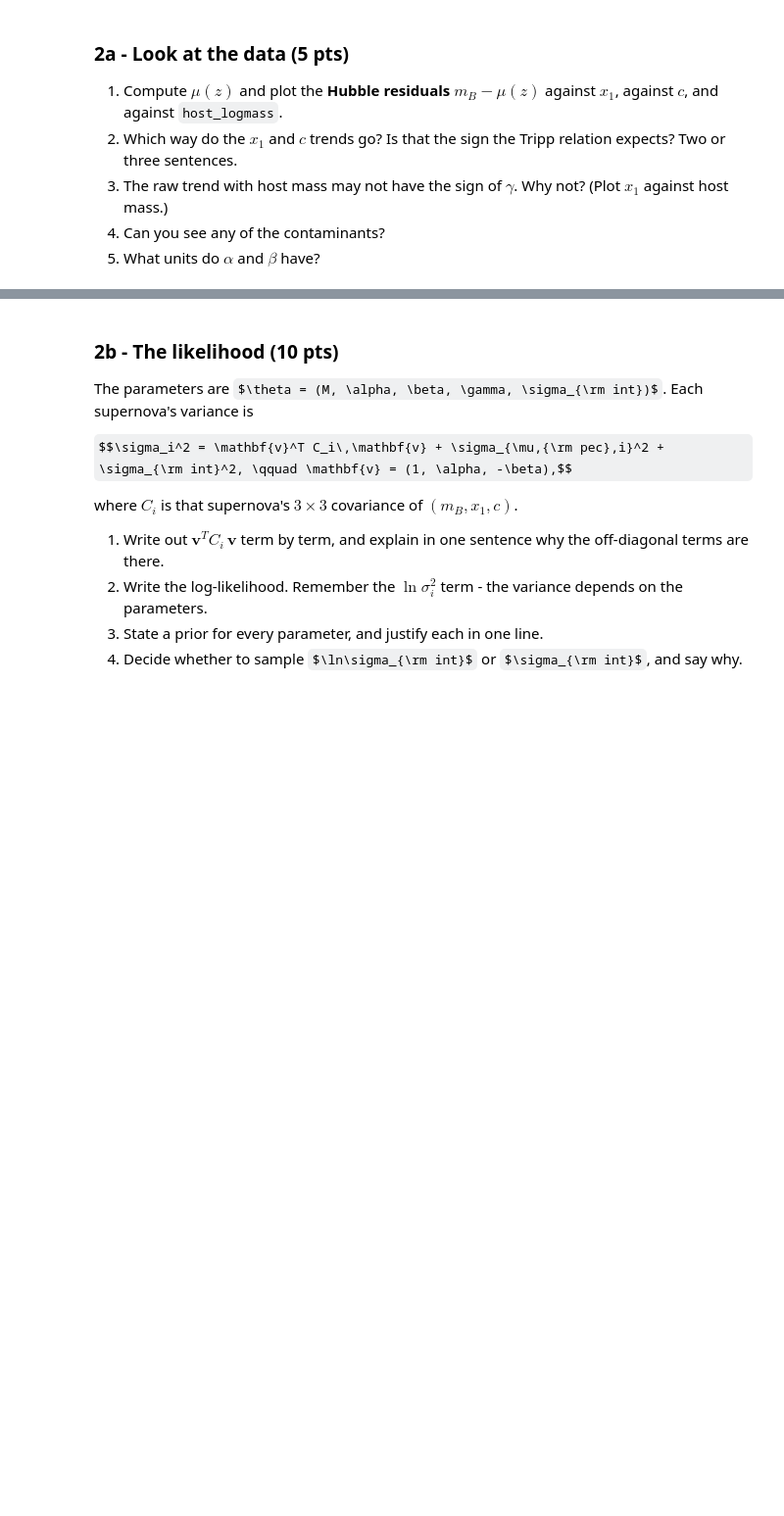
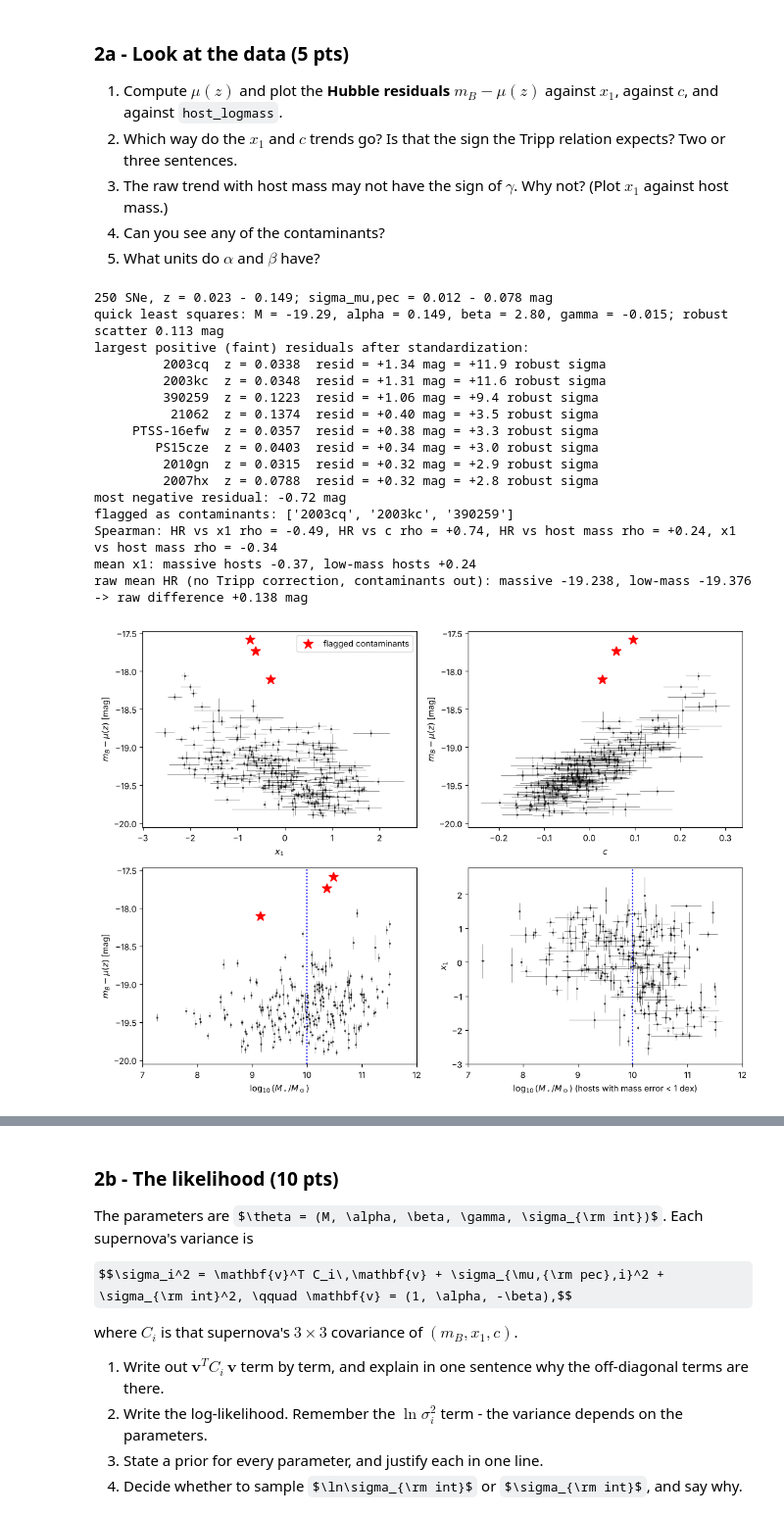
Before and after one commit to yiming-maa/ast457_2026_Fall, a Jupyter notebook: submissions/ym31/midterm.ipynb, the cells around one changed output, grey strips where cells are left out. Shown at 98% size. Cells and saved outputs as stored; diff of their text form; code cells hidden in the pictures; some formulas as TeX source; blank space fills up the shorter version.

```diff
--- a/submissions/ym31/midterm.ipynb
+++ b/submissions/ym31/midterm.ipynb
@@ -346,6 +346,70 @@ We planted between **two and four contaminants** in your file - objects whose `m
 5. What units do $\alpha$ and $\beta$ have?
 # %%
 # 2a: your work here
+from astropy.cosmology import FlatLambdaCDM
+sn = load('p2_pantheon_sne')
+z = sn['z'].to_numpy()
+mu = FlatLambdaCDM(H0=70, Om0=0.3).distmod(z).value
+mB, x1, col = sn['mB'].to_numpy(), sn['x1'].to_numpy(), sn['c'].to_numpy()
+smB, sx1, sc = sn['mB_err'].to_numpy(), sn['x1_err'].to_numpy(), sn['c_err'].to_numpy()
+cmx, cmc, cxc = sn['cov_mB_x1'].to_numpy(), sn['cov_mB_c'].to_numpy(), sn['cov_x1_c'].to_numpy()
+lm, slm = sn['host_logmass'].to_numpy(), sn['host_logmass_err'].to_numpy()
+spec = 5/np.log(10) * 250 / (299792.458 * z)          # peculiar-velocity error in mu [mag]
+hr = mB - mu                                            # Hubble residual (still contains M)
+print(f"{len(z)} SNe, z = {z.min():.3f} - {z.max():.3f}; sigma_mu,pec = {spec.min():.3f} - {spec.max():.3f} mag")
+
+# a quick unweighted linear fit of the Tripp relation, only to look at the data and find the obvious outliers
+Th = (lm > 10).astype(float)
+A = np.vstack([np.ones_like(z), -x1, col, Th]).T
+p_ls = np.linalg.lstsq(A, hr, rcond=None)[0]
+res = hr - A @ p_ls
+mad = 1.4826 * np.median(np.abs(res - np.median(res)))
+order = np.argsort(-res)
+print(f"quick least squares: M = {p_ls[0]:.2f}, alpha = {p_ls[1]:.3f}, beta = {p_ls[2]:.2f}, gamma = {p_ls[3]:+.3f}; robust scatter {mad:.3f} mag")
+print("largest positive (faint) residuals after standardization:")
+for i in order[:8]:
+    print(f"   {sn['name'][i]:>12s}  z = {z[i]:.4f}  resid = {res[i]:+.2f} mag = {res[i]/mad:+.1f} robust sigma")
+print(f"most negative residual: {res.min():+.2f} mag")
+bad = res > 0.8                                         # anything in the gap between 0.4 and 1.06 mag gives the same set
+print("flagged as contaminants:", list(sn['name'][bad]))
+
+# raw correlations
+print(f"Spearman: HR vs x1 rho = {stats.spearmanr(hr, x1)[0]:+.2f}, HR vs c rho = {stats.spearmanr(hr, col)[0]:+.2f}, "
+      f"HR vs host mass rho = {stats.spearmanr(hr[~bad], lm[~bad])[0]:+.2f}, x1 vs host mass rho = {stats.spearmanr(x1, lm)[0]:+.2f}")
+hi_m = lm > 10
+print(f"mean x1: massive hosts {x1[hi_m].mean():+.2f}, low-mass hosts {x1[~hi_m].mean():+.2f}")
+print(f"raw mean HR (no Tripp correction, contaminants out): massive {np.mean(hr[hi_m & ~bad]):.3f}, low-mass {np.mean(hr[~hi_m & ~bad]):.3f} "
+      f"-> raw difference {np.mean(hr[hi_m & ~bad]) - np.mean(hr[~hi_m & ~bad]):+.3f} mag")
+
+fig, ax = plt.subplots(2, 2, figsize=(11, 8))
+for a_, xv, xe, lab in [(ax[0,0], x1, sx1, '$x_1$'), (ax[0,1], col, sc, '$c$'), (ax[1,0], lm, None, r'$\log_{10}(M_\star/M_\odot)$')]:
+    a_.errorbar(xv[~bad], hr[~bad], yerr=smB[~bad], xerr=xe[~bad] if xe is not None else None, fmt='k.', ms=3, elinewidth=0.5, alpha=0.6)
+    a_.plot(xv[bad], hr[bad], 'r*', ms=12, label='flagged contaminants')
+    a_.set_xlabel(lab); a_.set_ylabel(r'$m_B - \mu(z)$ [mag]')
+ax[1,0].set_xlim(7, 12); ax[1,0].axvline(10, color='b', ls=':')
+ax[0,0].legend()
+ax[1,1].errorbar(lm[slm < 1], x1[slm < 1], xerr=slm[slm < 1], yerr=sx1[slm < 1], fmt='k.', ms=3, elinewidth=0.5, alpha=0.6)
+ax[1,1].axvline(10, color='b', ls=':'); ax[1,1].set_xlim(7, 12)
+ax[1,1].set_xlabel(r'$\log_{10}(M_\star/M_\odot)$ (hosts with mass error < 1 dex)'); ax[1,1].set_ylabel('$x_1$')
+plt.tight_layout(); plt.show()
+# %% [output]
+250 SNe, z = 0.023 - 0.149; sigma_mu,pec = 0.012 - 0.078 mag
+quick least squares: M = -19.29, alpha = 0.149, beta = 2.80, gamma = -0.015; robust scatter 0.113 mag
+largest positive (faint) residuals after standardization:
+         2003cq  z = 0.0338  resid = +1.34 mag = +11.9 robust sigma
+         2003kc  z = 0.0348  resid = +1.31 mag = +11.6 robust sigma
+         390259  z = 0.1223  resid = +1.06 mag = +9.4 robust sigma
+          21062  z = 0.1374  resid = +0.40 mag = +3.5 robust sigma
+     PTSS-16efw  z = 0.0357  resid = +0.38 mag = +3.3 robust sigma
+        PS15cze  z = 0.0403  resid = +0.34 mag = +3.0 robust sigma
+         2010gn  z = 0.0315  resid = +0.32 mag = +2.9 robust sigma
+         2007hx  z = 0.0788  resid = +0.32 mag = +2.8 robust sigma
+most negative residual: -0.72 mag
+flagged as contaminants: ['2003cq', '2003kc', '390259']
+Spearman: HR vs x1 rho = -0.49, HR vs c rho = +0.74, HR vs host mass rho = +0.24, x1 vs host mass rho = -0.34
+mean x1: massive hosts -0.37, low-mass hosts +0.24
+raw mean HR (no Tripp correction, contaminants out): massive -19.238, low-mass -19.376 -> raw difference +0.138 mag
+[figure, added]
 # %% [markdown]
 **ANSWER:**
 
```
Also changed, not shown: parts of 9 cells of this notebook.
